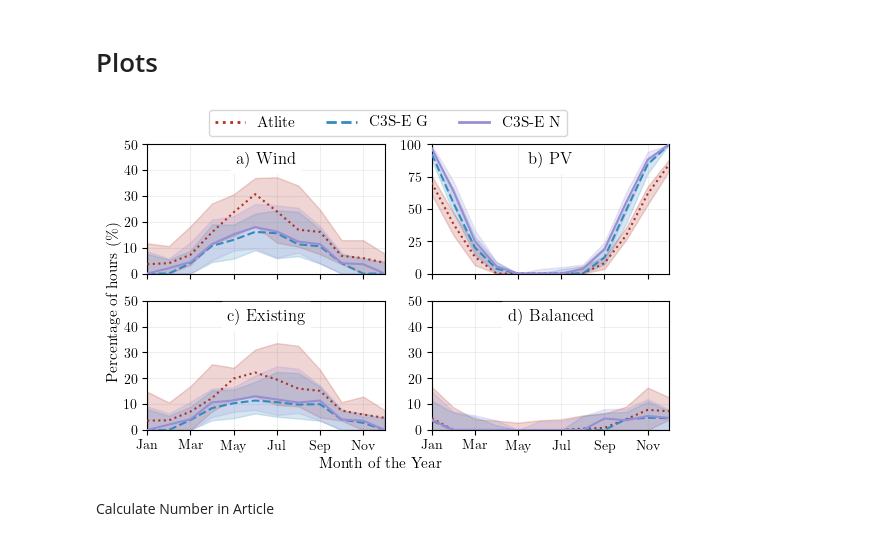
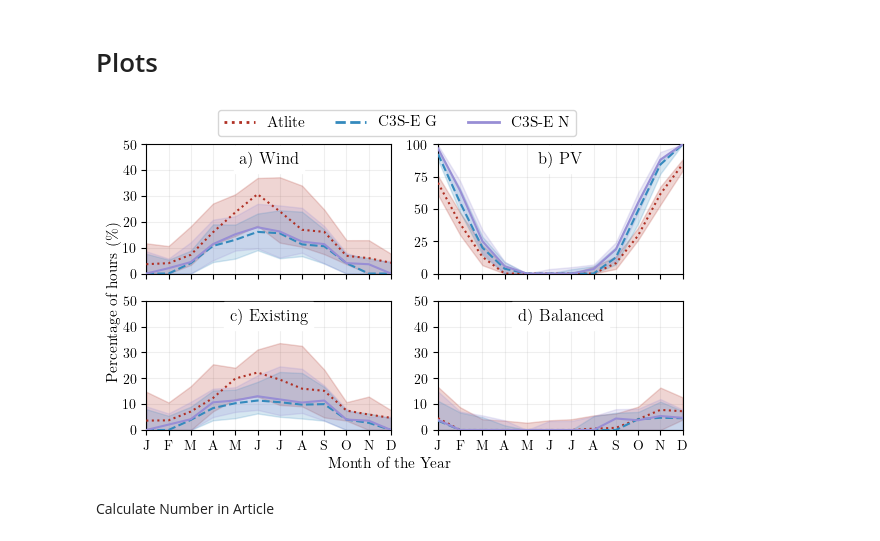
Before and after one commit to BorisM202/RES_droughts, a Jupyter notebook: Scripts/droughts_seasonality.ipynb, the cells around one changed output. Cells and saved outputs as stored; diff of their text form; code cells hidden in the pictures.

```diff
--- a/Scripts/droughts_seasonality.ipynb
+++ b/Scripts/droughts_seasonality.ipynb
@@ -85,12 +85,13 @@ categories = {
 dim = np.array([31, 28.25, 31, 30, 31, 30, 31, 31, 30, 31, 30, 31])
 
 # Define the order of the months for plotting
-months = ['Jan', 'Feb', 'Mar', 'Apr', 'May', 'Jun', 'Jul', 'Aug', 'Sep', 'Oct', 'Nov', 'Dec']
+months = np.arange(12)
+month_labels = ['J', 'F', 'M', 'A', 'M', 'J', 'J', 'A', 'S', 'O', 'N', 'D']
 # %%
 # Create subplots
 cm = 1/2.54
 fig, axs = plt.subplots(2, 2,
-                        figsize=(15.5*cm, 10*cm),
+                        figsize=(16*cm, 10*cm),
                         sharex=True)
 axs = axs.flatten()
 
@@ -127,36 +128,37 @@ for idx, (category, datasets_in_category) in enumerate(categories.items()):
                 zorder=2,
                 alpha=0.2
         )
     my_title(ax, title_name[idx])
     ax.grid(True, alpha=0.2, zorder=-2)
     # ax.margins(0.02)
 
     # x-axis
     ax.set_xlim(0, 11, auto=True)
-    ax.set_xticks(months[::2])  # Select every other month
+    ax.set_xticks(months[::1])  # Select every other month
+    ax.set_xticklabels([month_labels[m] for m in months[::1]], fontsize = 10)  # Customize labels
 
     #y-axis
     if idx == 1:
         ax.set_ylim(0,100)
     else:
         ax.set_ylim(0,50)
         ax.set_yticks(range(0, 51, 10))
 
 handles = [mlines.Line2D([], [], color=color_models[i], lw=2, ls = sign_models[i], label=label_name[i]) for i in range(len(color_models))]
 fig.legend(handles = handles,
            loc = 'upper center',
            ncol = 3,
            markerscale = 2,
            fontsize = 11)
 
 fig.supxlabel('Month of the Year', y = 0.07, fontsize = 11)
 fig.supylabel('Percentage of hours (\%)', x = 0.05, fontsize = 11)
 
 fig.tight_layout()
 fig.subplots_adjust(top=0.9)
-fig.savefig('droughts_seasonality.pdf')
+fig.savefig('droughts_seasonality.pdf', bbox_inches='tight')
 # %% [output]
-[figure, old version]
+[figure, new version]
 # %% [markdown]
 Calculate Number in Article
 # %%
```
Also changed, not shown: 26 other files.
